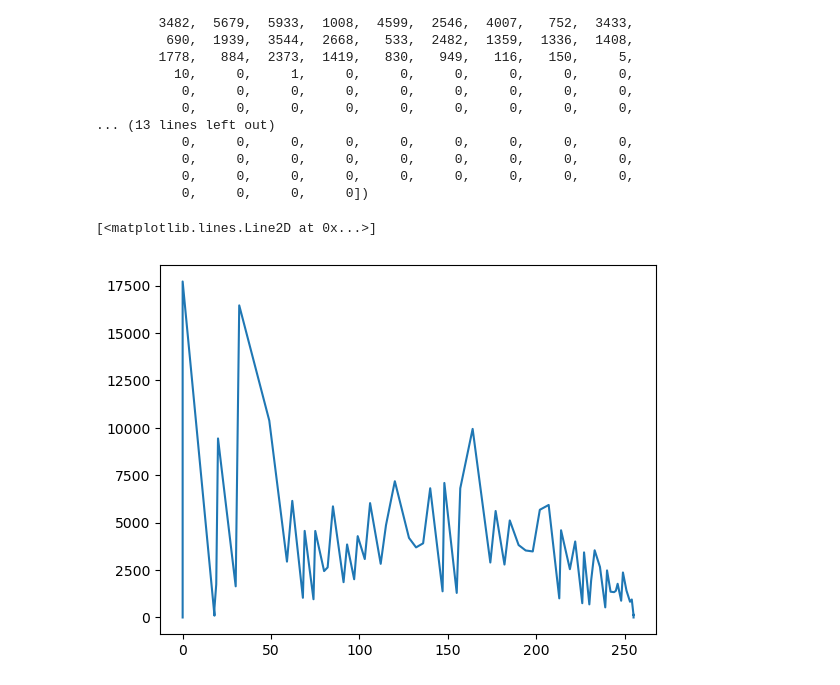
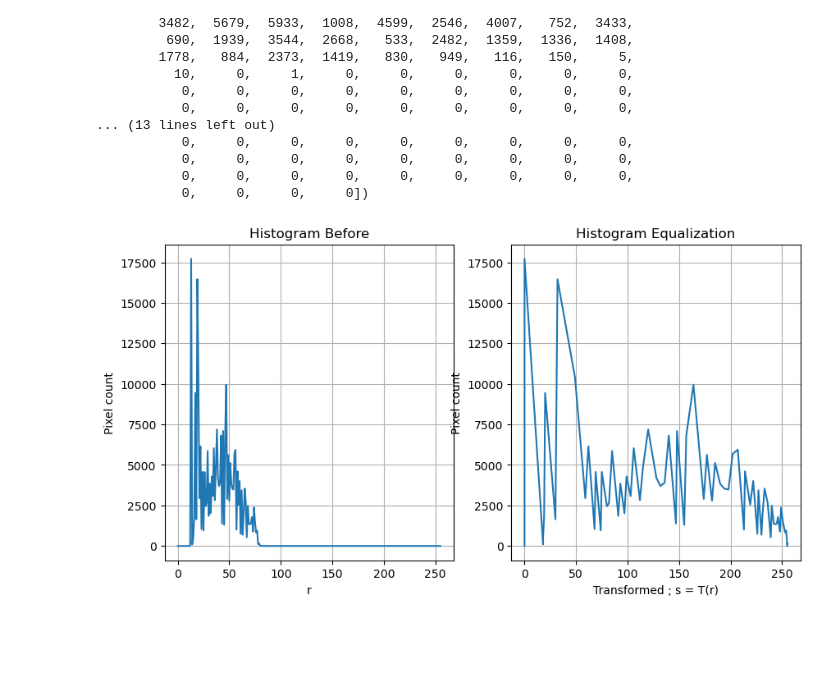
Before and after one commit to samitha278/EN3160-IPCV, a Jupyter notebook: EN3160 Assignment 1.ipynb, the cells around one changed output. Cells and saved outputs as stored; diff of their text form; code cells hidden in the pictures; blank space fills up the shorter version.

Commit message:
add histogram equalizatoin

```diff
--- a/EN3160 Assignment 1.ipynb
+++ b/EN3160 Assignment 1.ipynb
@@ -572,7 +572,18 @@ array([    0,     0,     0,     0,     0,     0,     0,     0,     0,
            0,     0,     0,     0,     0,     0,     0,     0,     0,
            0,     0,     0,     0])
 # %%
-plt.plot(s,n)
+fig , ax = plt.subplots(1,2 , figsize= (10,5))
+
+ax[0].plot(n)
+ax[0].set_title('Histogram Before')
+ax[0].set_xlabel('r')
+ax[0].set_ylabel('Pixel count')
+ax[0].grid(True)
+
+ax[1].plot(s,n)
+ax[1].set_title('Histogram Equalization')
+ax[1].set_xlabel('Transformed ; s = T(r)')
+ax[1].set_ylabel('Pixel count')
+ax[1].grid(True)
 # %% [output]
-[<matplotlib.lines.Line2D at 0x...>]
-[figure, old version]
+[figure, new version]
```
Also changed, not shown: parts of 2 cells of this notebook.
